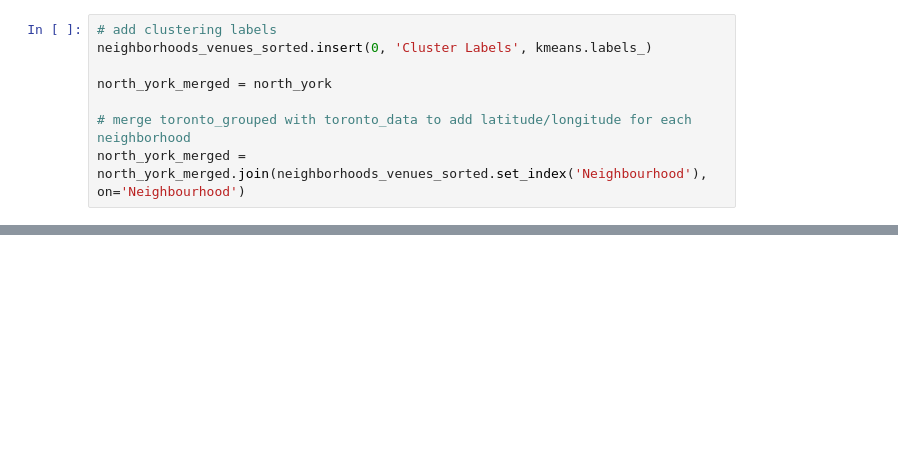
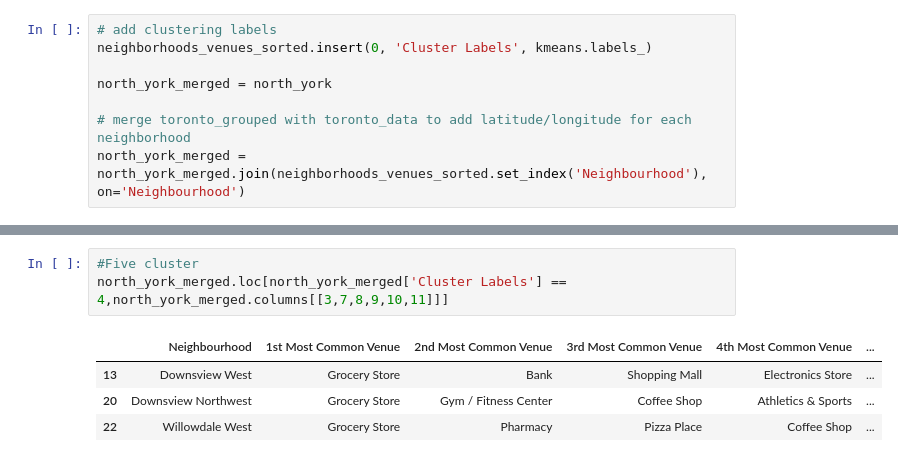
Before and after one commit to mapkung14/Boston_Location, a Jupyter notebook: Neighborhoods_Toronto.ipynb, the cells around one changed output, grey strips where cells are left out. Cells and saved outputs as stored; diff of their text form; blank space fills up the shorter version.

```diff
--- a/Neighborhoods_Toronto.ipynb
+++ b/Neighborhoods_Toronto.ipynb
@@ -532,0 +551,8 @@ north_york_merged.loc[north_york_merged['Cluster Labels'] == 2,north_york_merged
+# %%
+#Five cluster
+north_york_merged.loc[north_york_merged['Cluster Labels'] == 4,north_york_merged.columns[[3,7,8,9,10,11]]]
+# %% [output]
+|  | Neighbourhood | 1st Most Common Venue | 2nd Most Common Venue | 3rd Most Common Venue | 4th Most Common Venue | ... |
+| 13 | Downsview West | Grocery Store | Bank | Shopping Mall | Electronics Store | ... |
+| 20 | Downsview Northwest | Grocery Store | Gym / Fitness Center | Coffee Shop | Athletics & Sports | ... |
+| 22 | Willowdale West | Grocery Store | Pharmacy | Pizza Place | Coffee Shop | ... |
```
Also changed, not shown: parts of 26 cells of this notebook.
